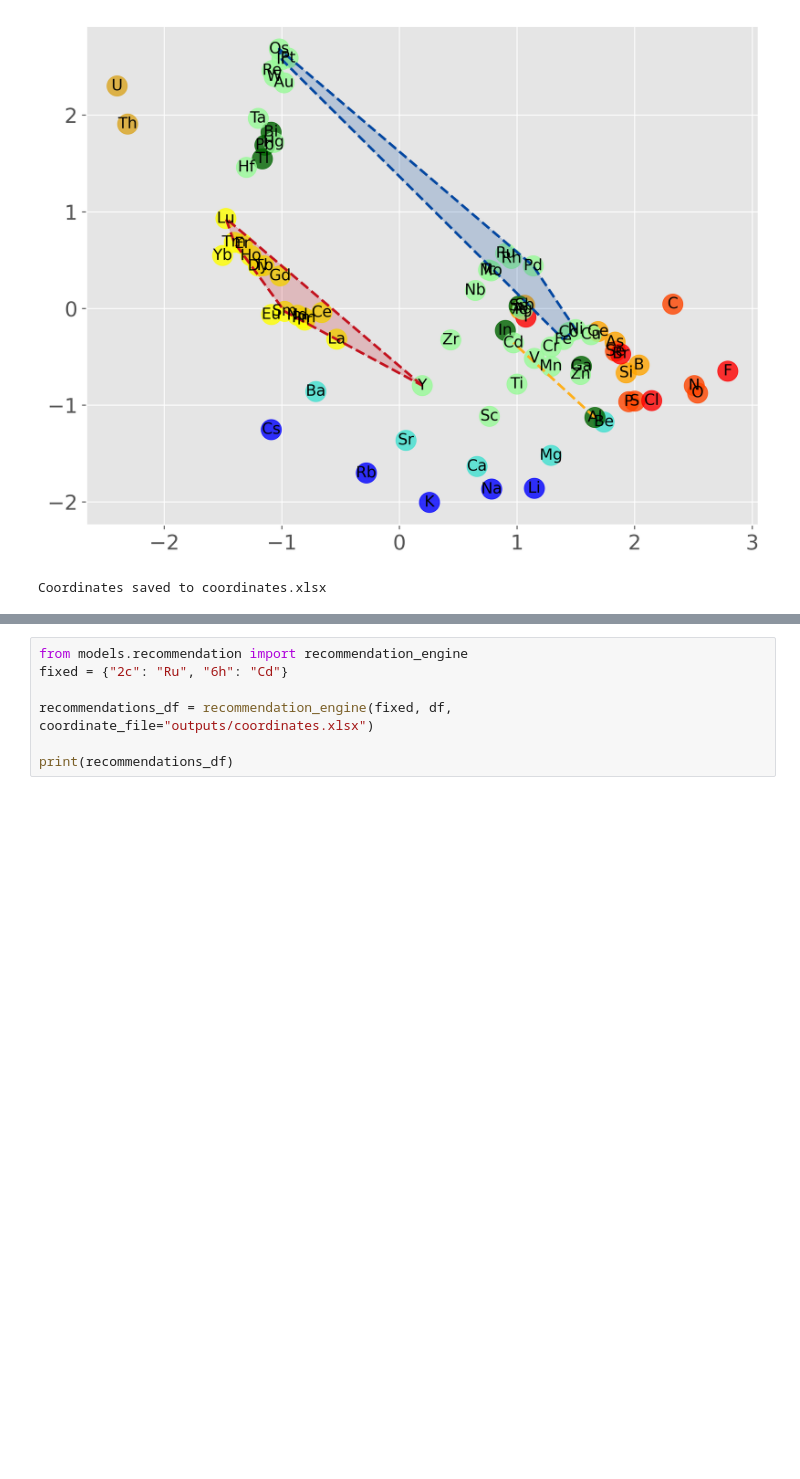
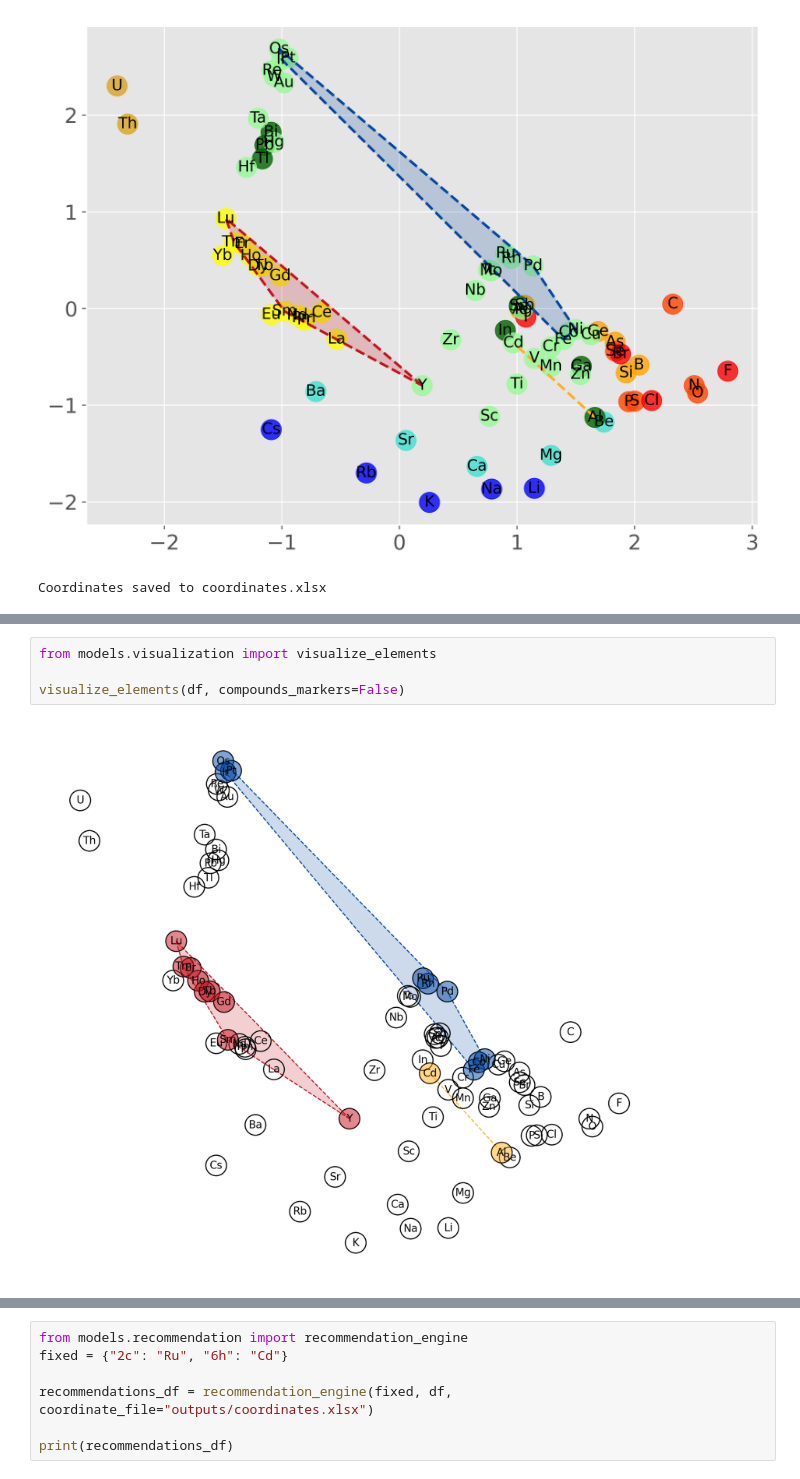
Before and after one commit to dshirya/STEx-ternary, a Jupyter notebook: main.ipynb, the cells around one changed output, grey strips where cells are left out. Drawn from its saved outputs; the diff is of its cells as text; blank space fills up the shorter version.

```diff
--- a/main.ipynb
+++ b/main.ipynb
@@ -73 +104,7 @@ Coordinates saved to coordinates.xlsx
+# %%
+from models.visualization import visualize_elements
+
+visualize_elements(df, compounds_markers=False)
+# %% [output]
+[figure, added]
 # %%
```
Also changed, not shown: parts of 3 cells of this notebook, 20 other files.
